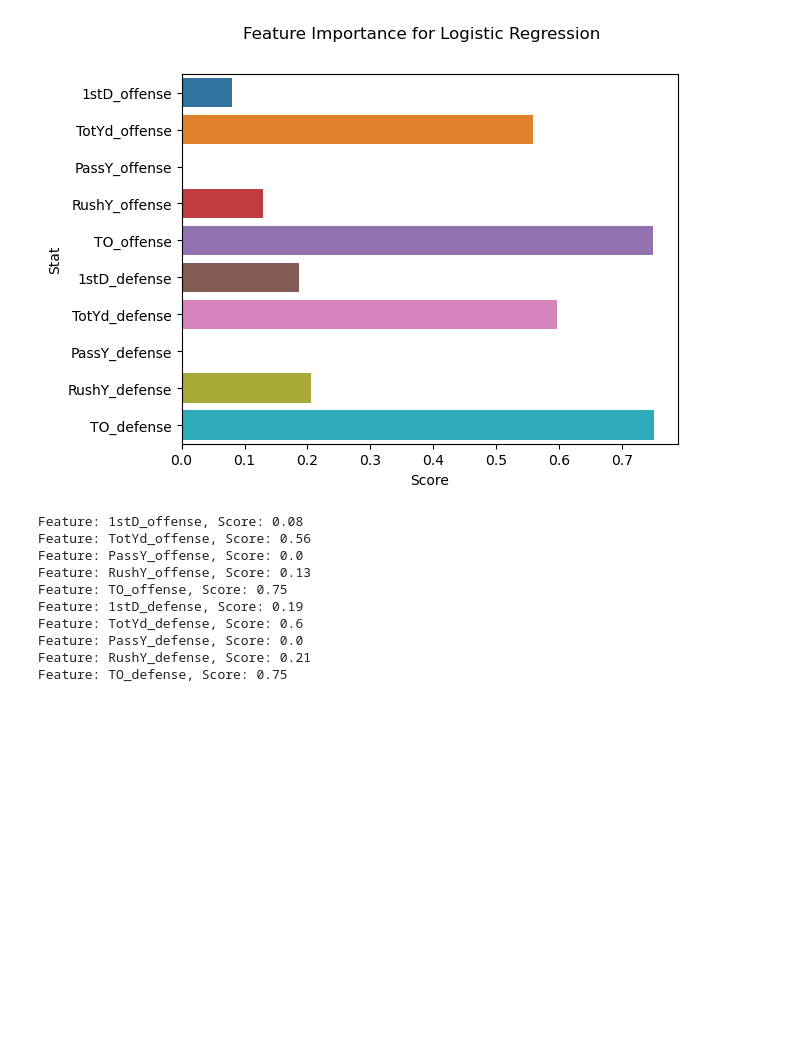
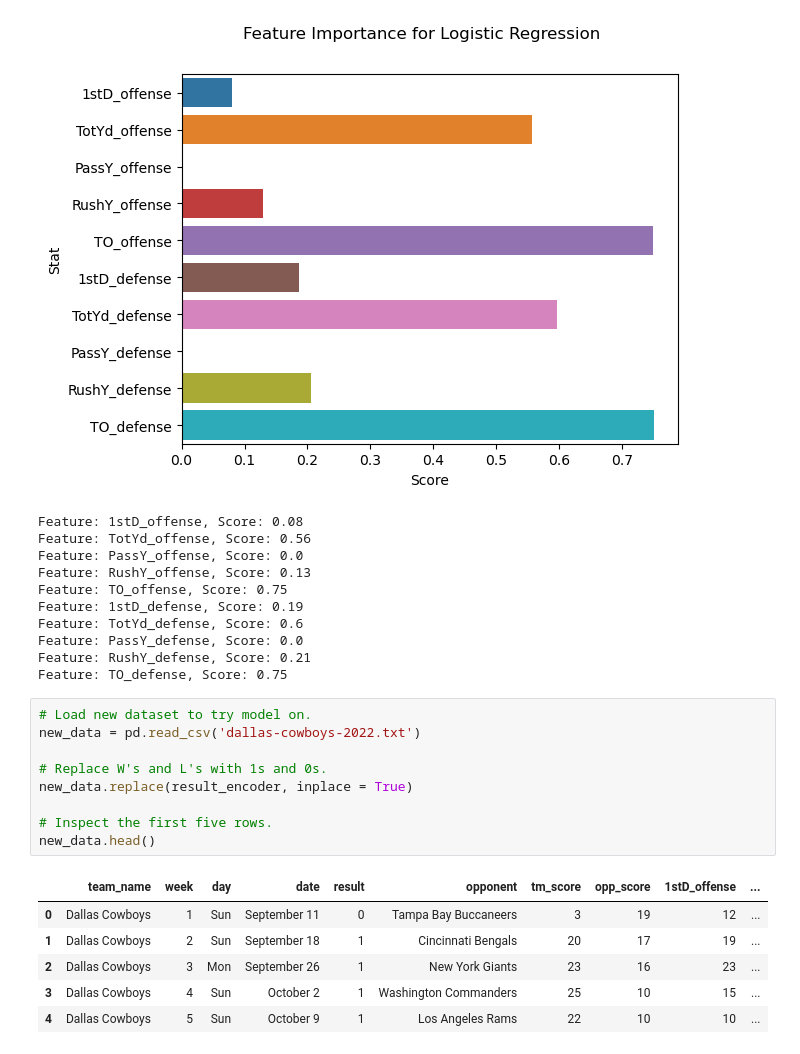
Before and after one commit to gitrlawton/win-predictor, a Jupyter notebook: analyze-nfl-stats-notebook.ipynb, the cells around one changed output. Cells and saved outputs as stored; diff of their text form; blank space fills up the shorter version.

```diff
--- a/analyze-nfl-stats-notebook.ipynb
+++ b/analyze-nfl-stats-notebook.ipynb
@@ -230,3 +227,19 @@ Feature: TotYd_defense, Score: 0.6
 Feature: PassY_defense, Score: 0.0
 Feature: RushY_defense, Score: 0.21
 Feature: TO_defense, Score: 0.75
+# %%
+# Load new dataset to try model on.
+new_data = pd.read_csv('dallas-cowboys-2022.txt')
+
+# Replace W's and L's with 1s and 0s.
+new_data.replace(result_encoder, inplace = True)
+
+# Inspect the first five rows.
+new_data.head()
+# %% [output]
+|  | team_name | week | day | date | result | opponent | tm_score | opp_score | 1stD_offense | ... |
+| 0 | Dallas Cowboys | 1 | Sun | September 11 | 0 | Tampa Bay Buccaneers | 3 | 19 | 12 | ... |
+| 1 | Dallas Cowboys | 2 | Sun | September 18 | 1 | Cincinnati Bengals | 20 | 17 | 19 | ... |
+| 2 | Dallas Cowboys | 3 | Mon | September 26 | 1 | New York Giants | 23 | 16 | 23 | ... |
+| 3 | Dallas Cowboys | 4 | Sun | October 2 | 1 | Washington Commanders | 25 | 10 | 15 | ... |
+| 4 | Dallas Cowboys | 5 | Sun | October 9 | 1 | Los Angeles Rams | 22 | 10 | 10 | ... |
```
Also changed, not shown: parts of 8 cells of this notebook, 1 other file.
